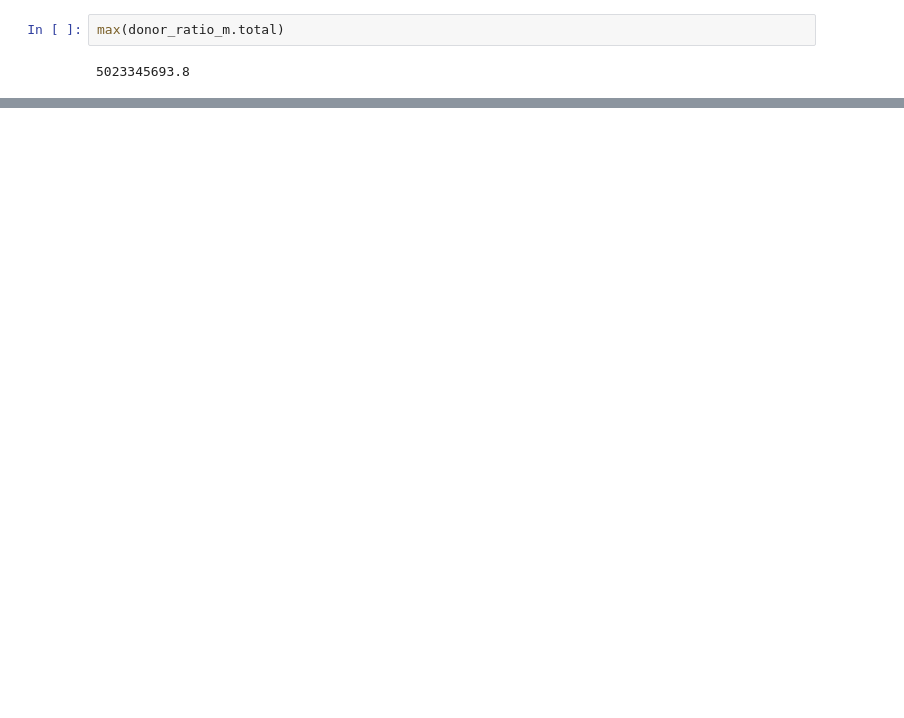
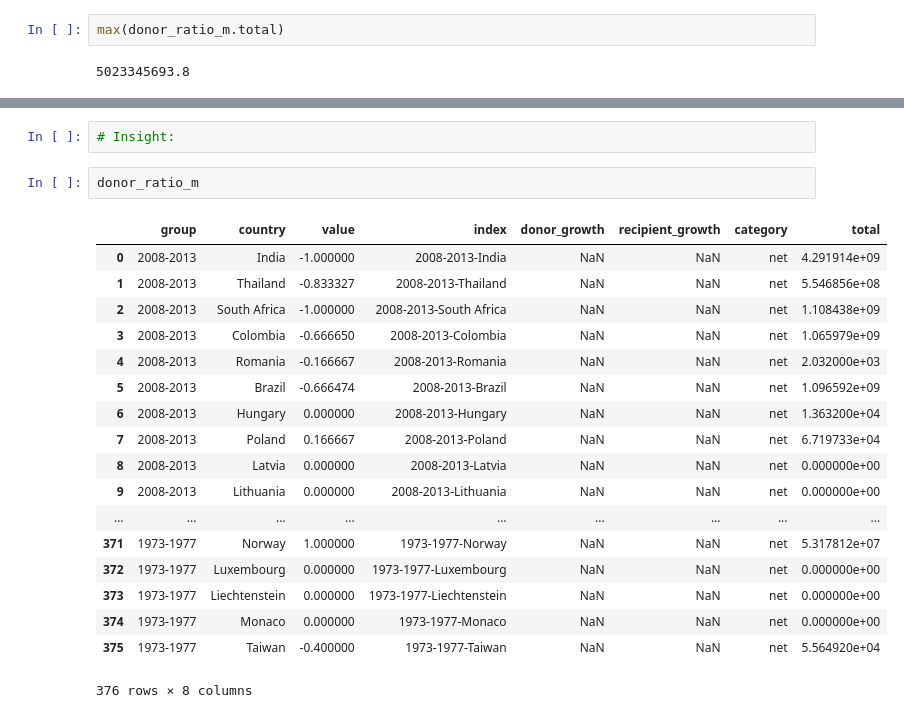
Before and after one commit to dianaow/dianaow.github.io, a Jupyter notebook: SWDchallenge/data/data_processing.ipynb, the cells around one changed output, grey strips where cells are left out. Cells and saved outputs as stored; diff of their text form; blank space fills up the shorter version.

```diff
--- a/SWDchallenge/data/data_processing.ipynb
+++ b/SWDchallenge/data/data_processing.ipynb
@@ -875,0 +926,23 @@ donor_ratio_m[donor_ratio_m['country'] == 'Monaco']
+# %%
+# Insight:
+# %%
+donor_ratio_m
+# %% [output]
+|  | group | country | value | index | donor_growth | recipient_growth | category | total |
+| 0 | 2008-2013 | India | -1.000000 | 2008-2013-India | NaN | NaN | net | 4.291914e+09 |
+| 1 | 2008-2013 | Thailand | -0.833327 | 2008-2013-Thailand | NaN | NaN | net | 5.546856e+08 |
+| 2 | 2008-2013 | South Africa | -1.000000 | 2008-2013-South Africa | NaN | NaN | net | 1.108438e+09 |
+| 3 | 2008-2013 | Colombia | -0.666650 | 2008-2013-Colombia | NaN | NaN | net | 1.065979e+09 |
+| 4 | 2008-2013 | Romania | -0.166667 | 2008-2013-Romania | NaN | NaN | net | 2.032000e+03 |
+| 5 | 2008-2013 | Brazil | -0.666474 | 2008-2013-Brazil | NaN | NaN | net | 1.096592e+09 |
+| 6 | 2008-2013 | Hungary | 0.000000 | 2008-2013-Hungary | NaN | NaN | net | 1.363200e+04 |
+| 7 | 2008-2013 | Poland | 0.166667 | 2008-2013-Poland | NaN | NaN | net | 6.719733e+04 |
+| 8 | 2008-2013 | Latvia | 0.000000 | 2008-2013-Latvia | NaN | NaN | net | 0.000000e+00 |
+| 9 | 2008-2013 | Lithuania | 0.000000 | 2008-2013-Lithuania | NaN | NaN | net | 0.000000e+00 |
+| ... | ... | ... | ... | ... | ... | ... | ... | ... |
+| 371 | 1973-1977 | Norway | 1.000000 | 1973-1977-Norway | NaN | NaN | net | 5.317812e+07 |
+| 372 | 1973-1977 | Luxembourg | 0.000000 | 1973-1977-Luxembourg | NaN | NaN | net | 0.000000e+00 |
+| 373 | 1973-1977 | Liechtenstein | 0.000000 | 1973-1977-Liechtenstein | NaN | NaN | net | 0.000000e+00 |
+| 374 | 1973-1977 | Monaco | 0.000000 | 1973-1977-Monaco | NaN | NaN | net | 0.000000e+00 |
+| 375 | 1973-1977 | Taiwan | -0.400000 | 1973-1977-Taiwan | NaN | NaN | net | 5.564920e+04 |
+376 rows × 8 columns
```
Also changed, not shown: parts of 13 cells of this notebook, 9 other files.
